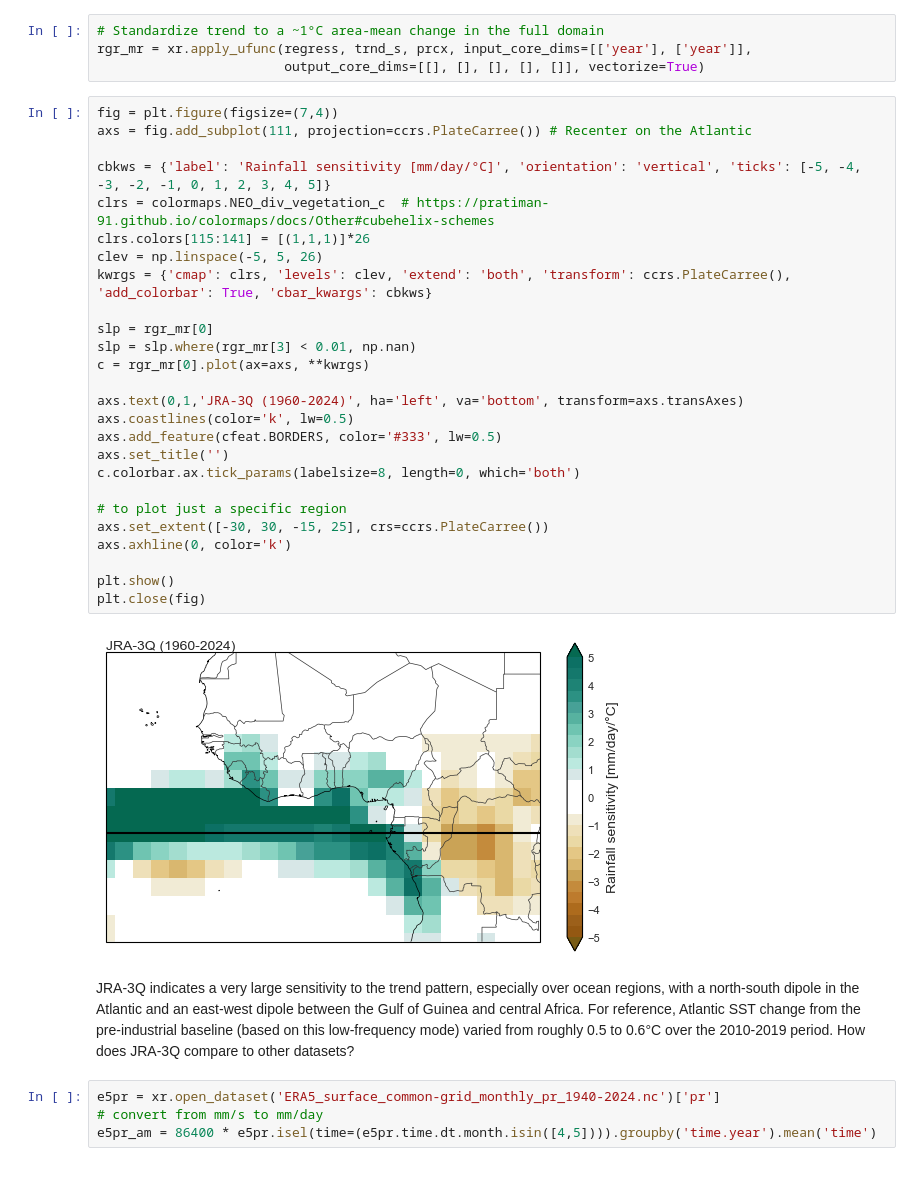
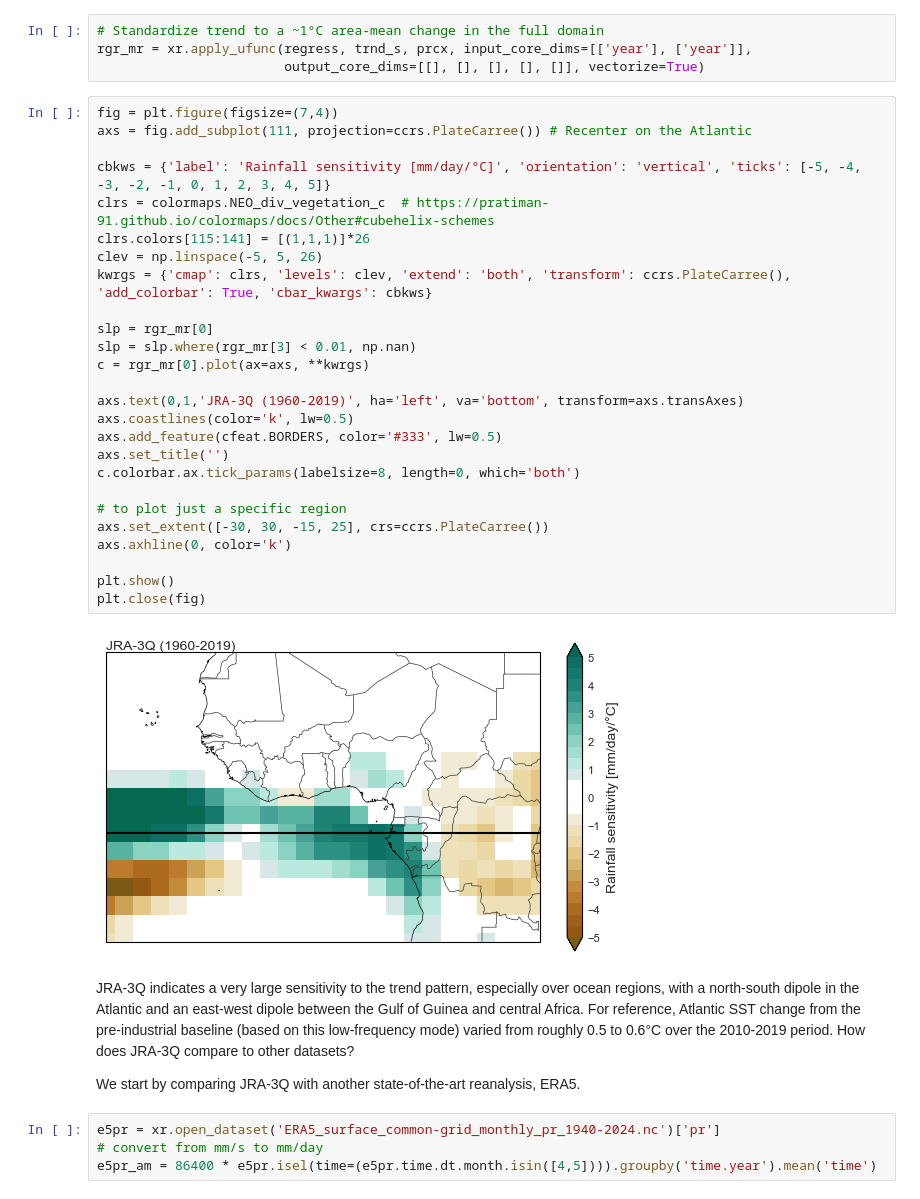
Before and after one commit to jonathonwright/AI4Climate, a Jupyter notebook: 05-EvolvingSpatialFields.ipynb, the cells around one changed output. Cells and saved outputs as stored; diff of their text form.

```diff
--- a/05-EvolvingSpatialFields.ipynb
+++ b/05-EvolvingSpatialFields.ipynb
@@ -259,33 +269,35 @@ rgr_mr = xr.apply_ufunc(regress, trnd_s, prcx, input_core_dims=[['year'], ['year
 # %%
 fig = plt.figure(figsize=(7,4))
 axs = fig.add_subplot(111, projection=ccrs.PlateCarree()) # Recenter on the Atlantic
 
 cbkws = {'label': 'Rainfall sensitivity [mm/day/°C]', 'orientation': 'vertical', 'ticks': [-5, -4, -3, -2, -1, 0, 1, 2, 3, 4, 5]}
 clrs = colormaps.NEO_div_vegetation_c  # https://pratiman-91.github.io/colormaps/docs/Other#cubehelix-schemes
 clrs.colors[115:141] = [(1,1,1)]*26
 clev = np.linspace(-5, 5, 26)
 kwrgs = {'cmap': clrs, 'levels': clev, 'extend': 'both', 'transform': ccrs.PlateCarree(), 'add_colorbar': True, 'cbar_kwargs': cbkws}
 
 slp = rgr_mr[0]
 slp = slp.where(rgr_mr[3] < 0.01, np.nan)
 c = rgr_mr[0].plot(ax=axs, **kwrgs)
 
-axs.text(0,1,'JRA-3Q (1960-2024)', ha='left', va='bottom', transform=axs.transAxes)
+axs.text(0,1,'JRA-3Q (1960-2019)', ha='left', va='bottom', transform=axs.transAxes)
 axs.coastlines(color='k', lw=0.5)
 axs.add_feature(cfeat.BORDERS, color='#333', lw=0.5)
 axs.set_title('')
 c.colorbar.ax.tick_params(labelsize=8, length=0, which='both')
 
 # to plot just a specific region
 axs.set_extent([-30, 30, -15, 25], crs=ccrs.PlateCarree())
 axs.axhline(0, color='k')
 
 plt.show()
 plt.close(fig)
 # %% [output]
-[figure, old version]
+[figure, new version]
 # %% [markdown]
 JRA-3Q indicates a very large sensitivity to the trend pattern, especially over ocean regions, with a north-south dipole in the Atlantic and an east-west dipole between the Gulf of Guinea and central Africa. For reference, Atlantic SST change from the pre-industrial baseline (based on this low-frequency mode) varied from roughly 0.5 to 0.6°C over the 2010-2019 period. How does JRA-3Q compare to other datasets?
+
+We start by comparing JRA-3Q with another state-of-the-art reanalysis, ERA5.
 # %%
 e5pr = xr.open_dataset('ERA5_surface_common-grid_monthly_pr_1940-2024.nc')['pr']
 # convert from mm/s to mm/day
```
Also changed, not shown: parts of 26 cells of this notebook, 3 other files.
